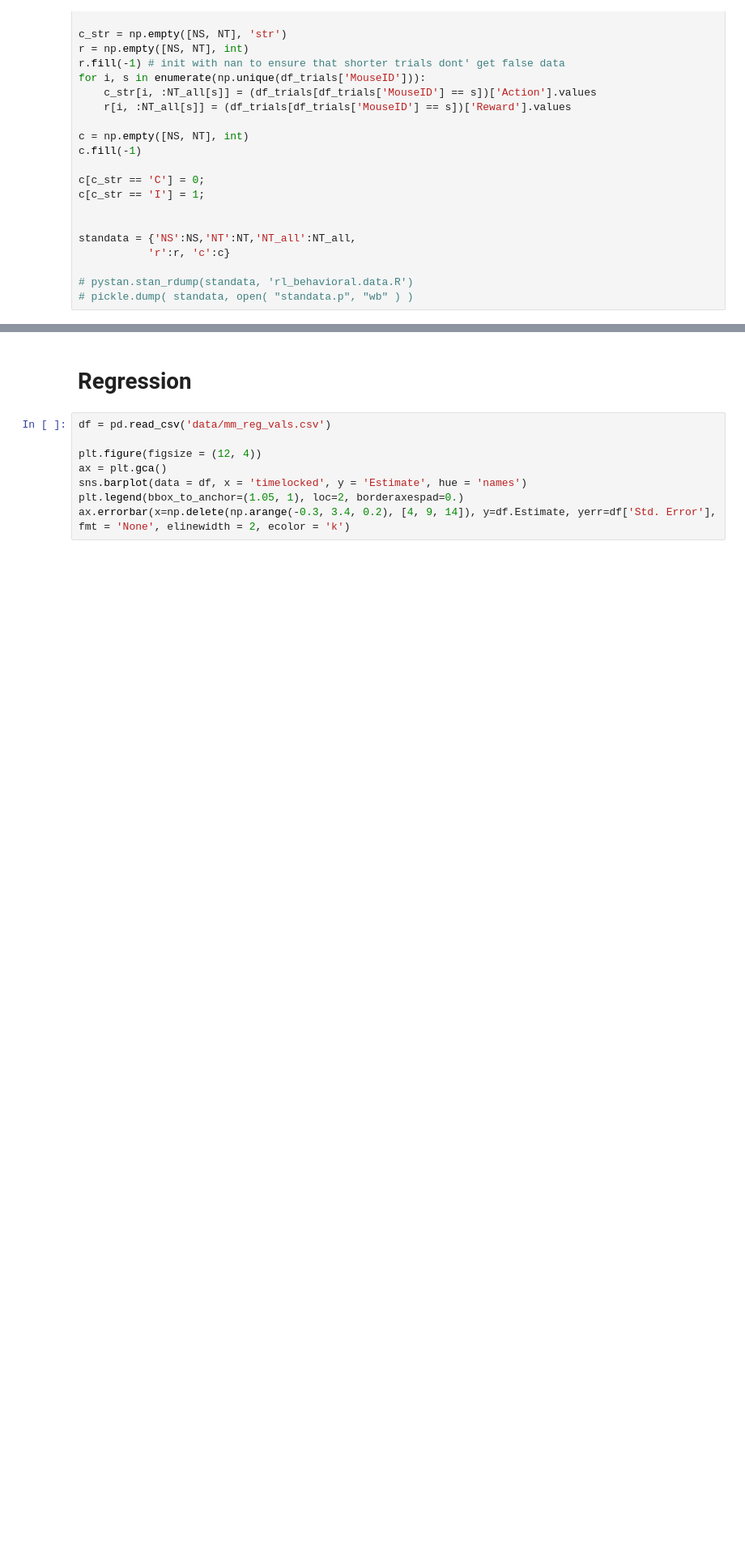
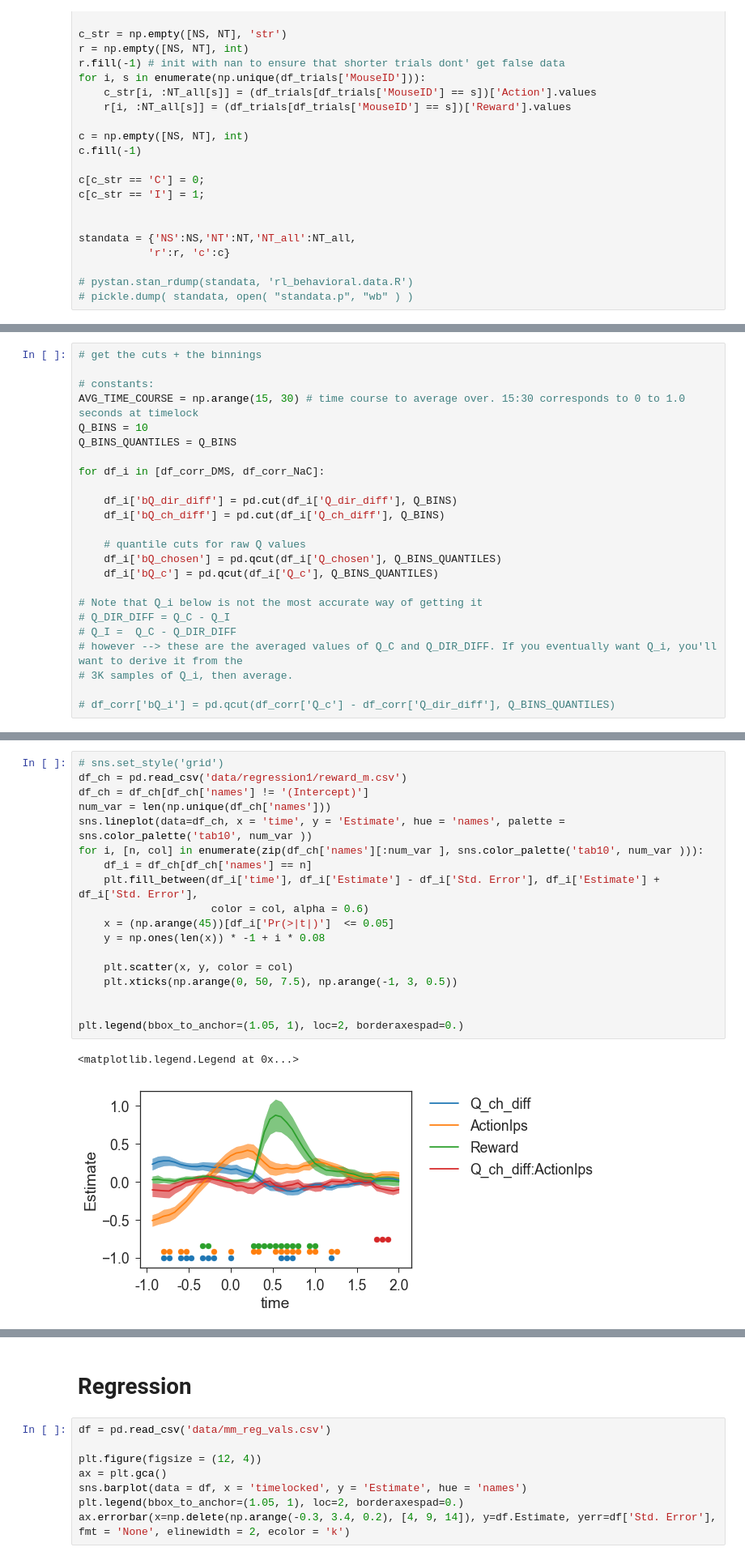
Before and after one commit to rachelstephlee/qlearning, a Jupyter notebook: Paper_V1.ipynb, the cells around one changed output, grey strips where cells are left out. Shown at 81% size. Cells and saved outputs as stored; diff of their text form; blank space fills up the shorter version.

```diff
--- a/Paper_V1.ipynb
+++ b/Paper_V1.ipynb
@@ -85 +89,25 @@ standata = {'NS':NS,'NT':NT,'NT_all':NT_all,
+# %%
+# get the cuts + the binnings
+
+# constants:
+AVG_TIME_COURSE = np.arange(15, 30) # time course to average over. 15:30 corresponds to 0 to 1.0 seconds at timelock
+Q_BINS = 10
+Q_BINS_QUANTILES = Q_BINS
+
+for df_i in [df_corr_DMS, df_corr_NaC]:
+
+    df_i['bQ_dir_diff'] = pd.cut(df_i['Q_dir_diff'], Q_BINS)
+    df_i['bQ_ch_diff'] = pd.cut(df_i['Q_ch_diff'], Q_BINS)
+
+    # quantile cuts for raw Q values
+    df_i['bQ_chosen'] = pd.qcut(df_i['Q_chosen'], Q_BINS_QUANTILES)
+    df_i['bQ_c'] = pd.qcut(df_i['Q_c'], Q_BINS_QUANTILES)
+
+# Note that Q_i below is not the most accurate way of getting it
+# Q_DIR_DIFF = Q_C - Q_I
+# Q_I =  Q_C - Q_DIR_DIFF
+# however --> these are the averaged values of Q_C and Q_DIR_DIFF. If you eventually want Q_i, you'll want to derive it from the
+# 3K samples of Q_i, then average.
+
+# df_corr['bQ_i'] = pd.qcut(df_corr['Q_c'] - df_corr['Q_dir_diff'], Q_BINS_QUANTILES)
 # %% [markdown]
@@ -126,0 +595,21 @@ sns.color_palette("Oranges")
+# %%
+# sns.set_style('grid')
+df_ch = pd.read_csv('data/regression1/reward_m.csv')
+df_ch = df_ch[df_ch['names'] != '(Intercept)']
+num_var = len(np.unique(df_ch['names']))
+sns.lineplot(data=df_ch, x = 'time', y = 'Estimate', hue = 'names', palette = sns.color_palette('tab10', num_var ))
+for i, [n, col] in enumerate(zip(df_ch['names'][:num_var ], sns.color_palette('tab10', num_var ))):
+    df_i = df_ch[df_ch['names'] == n]
+    plt.fill_between(df_i['time'], df_i['Estimate'] - df_i['Std. Error'], df_i['Estimate'] + df_i['Std. Error'],
+                     color = col, alpha = 0.6)
+    x = (np.arange(45))[df_i['Pr(>|t|)']  <= 0.05]
+    y = np.ones(len(x)) * -1 + i * 0.08
+
+    plt.scatter(x, y, color = col)
+    plt.xticks(np.arange(0, 50, 7.5), np.arange(-1, 3, 0.5))
+
+
+plt.legend(bbox_to_anchor=(1.05, 1), loc=2, borderaxespad=0.)
+# %% [output]
+<matplotlib.legend.Legend at 0x...>
+[figure, added]
```
Also changed, not shown: parts of 25 cells of this notebook.
